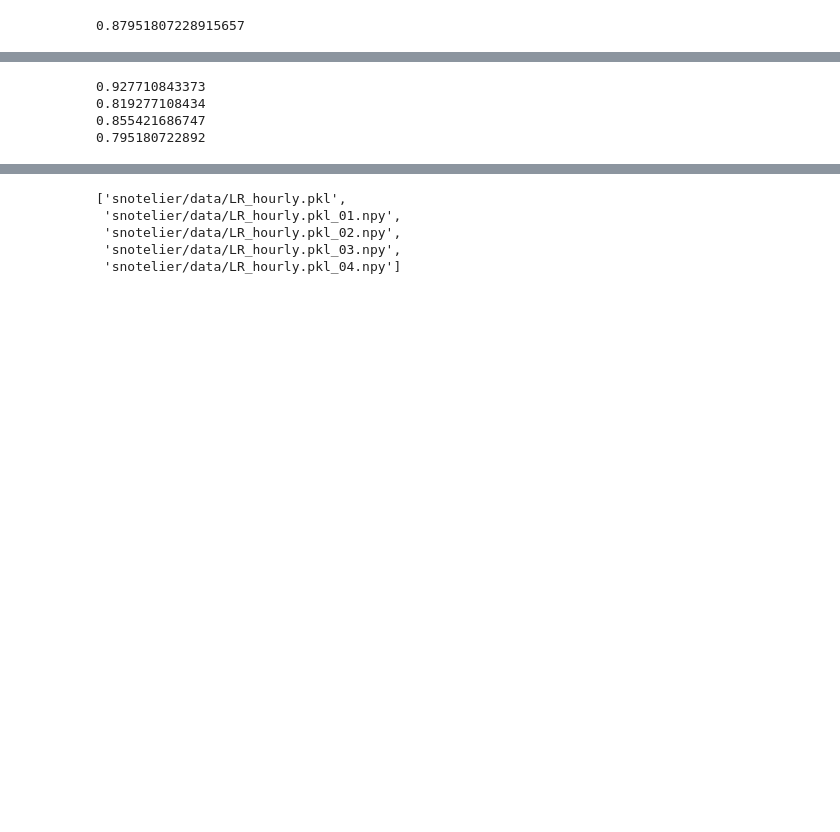
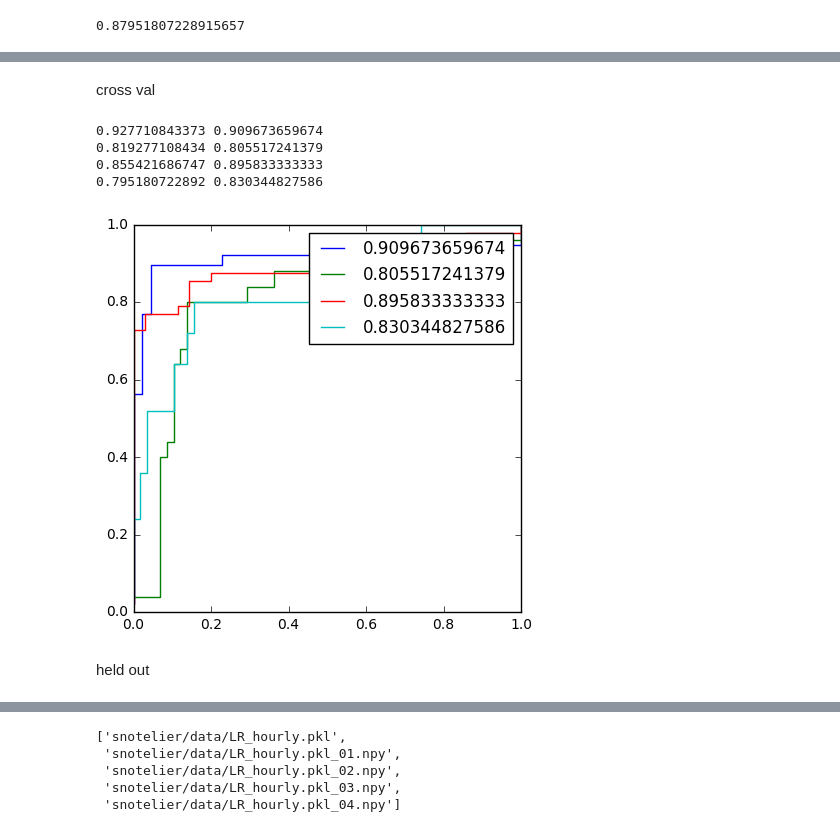
Before and after one commit to baldwint/snotelier, a Jupyter notebook: usda.ipynb, the cells around one changed output, grey strips where cells are left out. Cells and saved outputs as stored; diff of their text form; code cells hidden in the pictures; blank space fills up the shorter version.

```diff
--- a/usda.ipynb
+++ b/usda.ipynb
@@ -1954,17 +1970,29 @@ metrics.accuracy_score(df_target, result)
+# %% [markdown]
+cross val
 # %%
 from sklearn.cross_validation import KFold
 
 kf = KFold(len(df_target), n_folds=4)
 for train, test in kf:
 
     model = LogisticRegression(C = 1e3, penalty='l2')
     model.fit(df_train.ix[train], df_target.ix[train])
 
     result = model.predict(df_train.ix[test])
-    score = metrics.accuracy_score(df_target.ix[test], result)
-    print(score)
+    accuracy = metrics.accuracy_score(df_target.ix[test], result)
+
+    preds = model.predict_proba(df_train.ix[test])[:,1]
+    fpr,tpr, _ = metrics.roc_curve(df_target.ix[test] > 3, preds)
+    auc = metrics.auc(fpr,tpr)
+    plt.plot(fpr, tpr, label=str(auc))
+
+    print(accuracy, auc)
+plt.legend();
 # %% [output]
-0.927710843373
-0.819277108434
-0.855421686747
-0.795180722892
+0.927710843373 0.909673659674
+0.819277108434 0.805517241379
+0.855421686747 0.895833333333
+0.795180722892 0.830344827586
+[figure, added]
+# %% [markdown]
+held out
```
Also changed, not shown: parts of 7 cells of this notebook.
